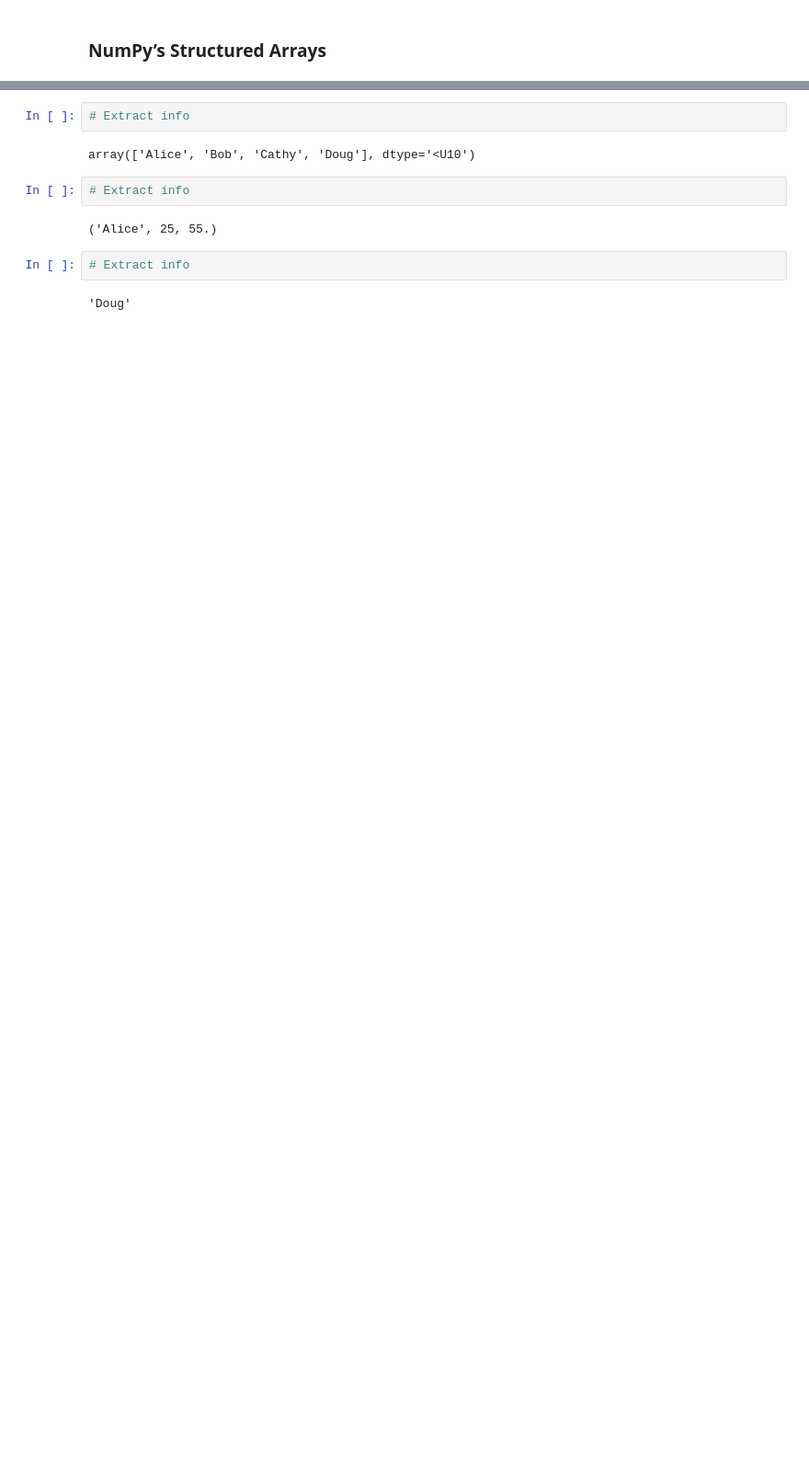
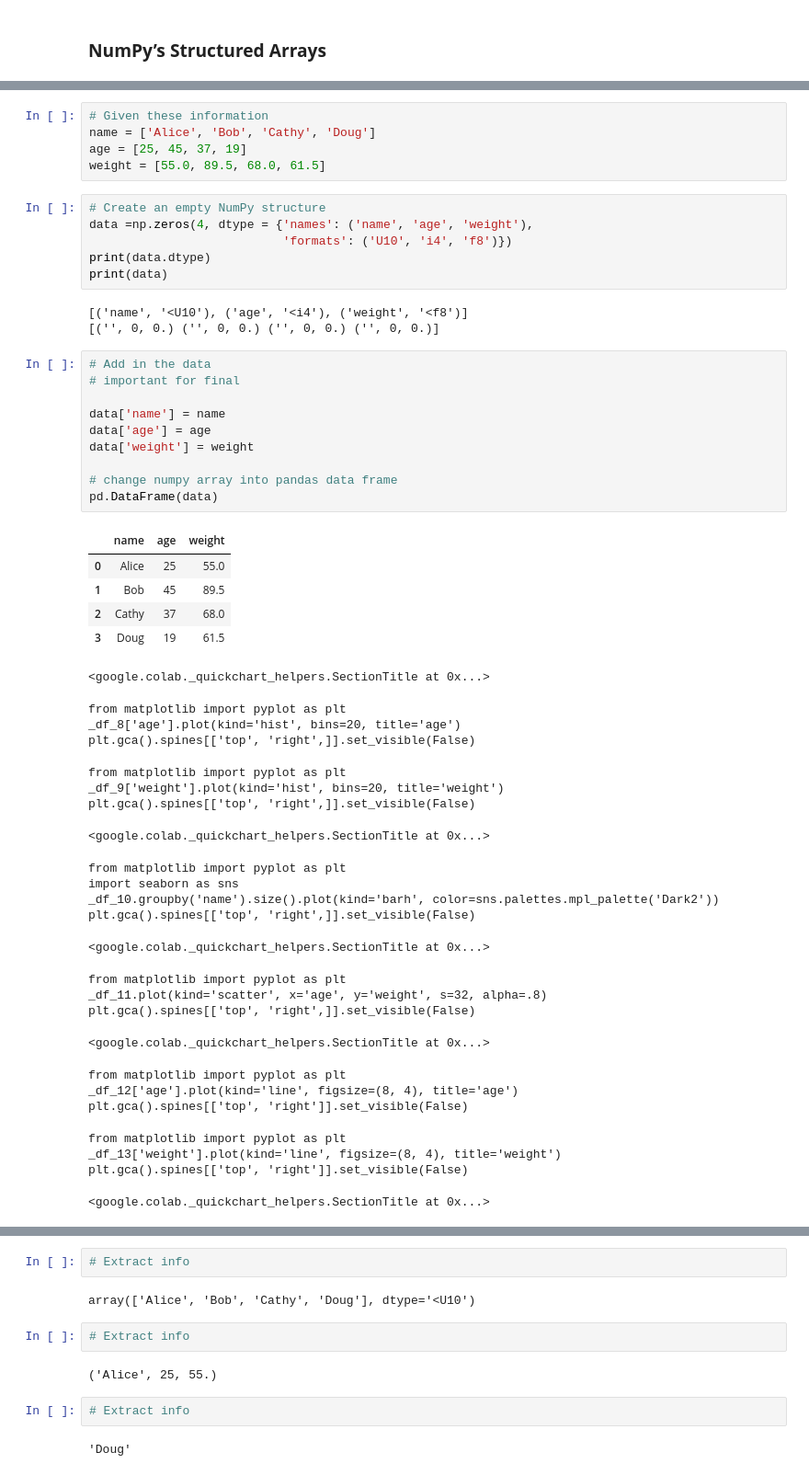
Before and after one commit to surayajohari/STQD6014-Data-Science, a Jupyter notebook: suraya_p2_Week07_NumPy_20231203_WC.ipynb, the cells around one changed output, grey strips where cells are left out. Shown at 92% size. Drawn from its saved outputs; the diff is of its cells as text; blank space fills up the shorter version.

```diff
--- a/suraya_p2_Week07_NumPy_20231203_WC.ipynb
+++ b/suraya_p2_Week07_NumPy_20231203_WC.ipynb
@@ -1272,0 +1318,54 @@ array([[3, 4, 6, 6, 7, 9],
+# %%
+# Given these information
+name = ['Alice', 'Bob', 'Cathy', 'Doug']
+age = [25, 45, 37, 19]
+weight = [55.0, 89.5, 68.0, 61.5]
+# %%
+# Create an empty NumPy structure
+data =np.zeros(4, dtype = {'names': ('name', 'age', 'weight'),
+                           'formats': ('U10', 'i4', 'f8')})
+print(data.dtype)
+print(data)
+# %% [output]
+[('name', '<U10'), ('age', '<i4'), ('weight', '<f8')]
+[('', 0, 0.) ('', 0, 0.) ('', 0, 0.) ('', 0, 0.)]
+# %%
+# Add in the data
+# important for final
+
+data['name'] = name
+data['age'] = age
+data['weight'] = weight
+
+# change numpy array into pandas data frame
+pd.DataFrame(data)
+# %% [output]
+|  | name | age | weight |
+| 0 | Alice | 25 | 55.0 |
+| 1 | Bob | 45 | 89.5 |
+| 2 | Cathy | 37 | 68.0 |
+| 3 | Doug | 19 | 61.5 |
+<google.colab._quickchart_helpers.SectionTitle at 0x...>
+from matplotlib import pyplot as plt
+_df_8['age'].plot(kind='hist', bins=20, title='age')
+plt.gca().spines[['top', 'right',]].set_visible(False)
+from matplotlib import pyplot as plt
+_df_9['weight'].plot(kind='hist', bins=20, title='weight')
+plt.gca().spines[['top', 'right',]].set_visible(False)
+<google.colab._quickchart_helpers.SectionTitle at 0x...>
+from matplotlib import pyplot as plt
+import seaborn as sns
+_df_10.groupby('name').size().plot(kind='barh', color=sns.palettes.mpl_palette('Dark2'))
+plt.gca().spines[['top', 'right',]].set_visible(False)
+<google.colab._quickchart_helpers.SectionTitle at 0x...>
+from matplotlib import pyplot as plt
+_df_11.plot(kind='scatter', x='age', y='weight', s=32, alpha=.8)
+plt.gca().spines[['top', 'right',]].set_visible(False)
+<google.colab._quickchart_helpers.SectionTitle at 0x...>
+from matplotlib import pyplot as plt
+_df_12['age'].plot(kind='line', figsize=(8, 4), title='age')
+plt.gca().spines[['top', 'right']].set_visible(False)
+from matplotlib import pyplot as plt
+_df_13['weight'].plot(kind='line', figsize=(8, 4), title='weight')
+plt.gca().spines[['top', 'right']].set_visible(False)
+<google.colab._quickchart_helpers.SectionTitle at 0x...>
```
Also changed, not shown: parts of 72 cells of this notebook.
